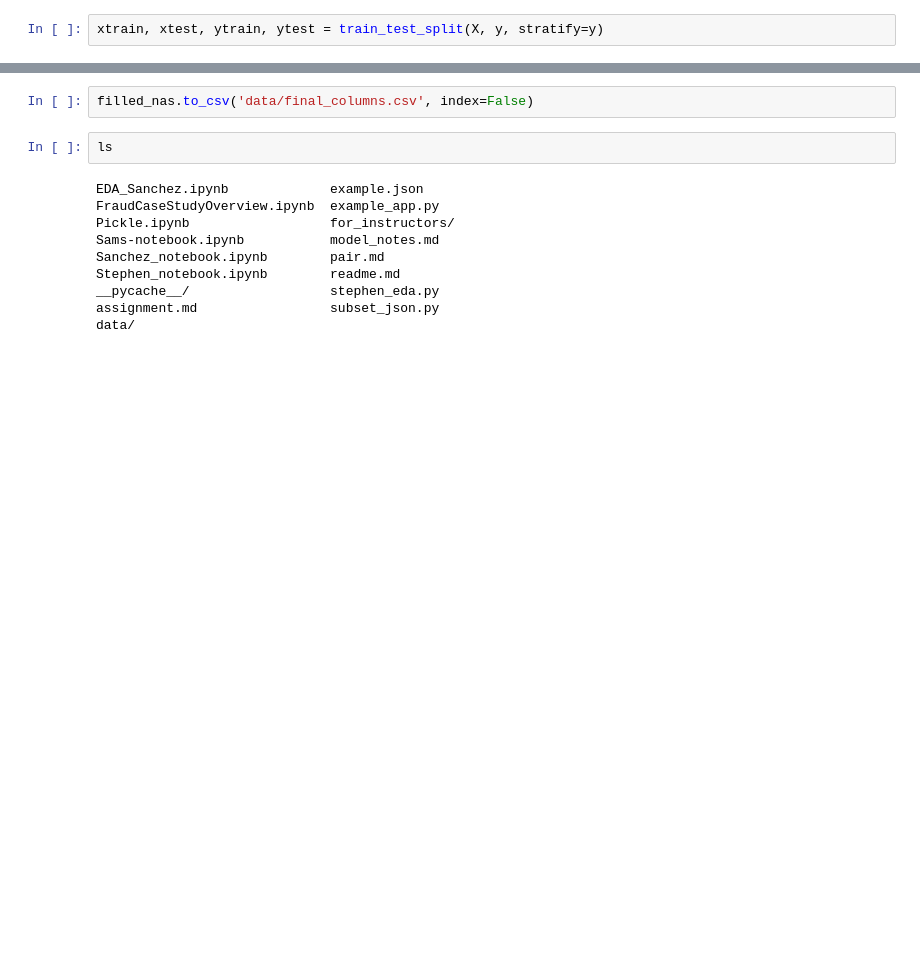
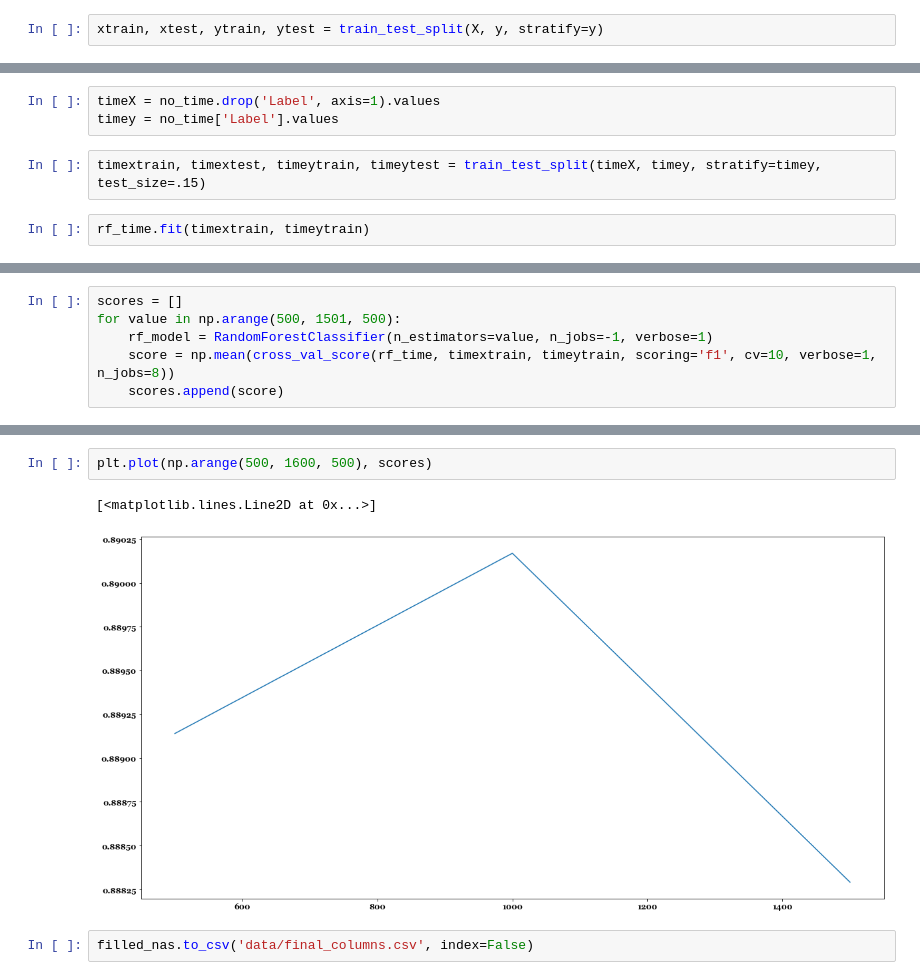
Before and after one commit to gverploeg/Fraud_Detection-, a Jupyter notebook: Sanchez_notebook.ipynb, the cells around one changed output, grey strips where cells are left out. Cells and saved outputs as stored; diff of their text form; blank space fills up the shorter version.

```diff
--- a/Sanchez_notebook.ipynb
+++ b/Sanchez_notebook.ipynb
@@ -453,0 +344,7 @@ Index(['body_length', 'channels', 'fb_published', 'has_logo', 'name_length',
+# %%
+timeX = no_time.drop('Label', axis=1).values
+timey = no_time['Label'].values
+# %%
+timextrain, timextest, timeytrain, timeytest = train_test_split(timeX, timey, stratify=timey, test_size=.15)
+# %%
+rf_time.fit(timextrain, timeytrain)
@@ -453,0 +455,6 @@ Index(['body_length', 'channels', 'fb_published', 'has_logo', 'name_length',
+# %%
+scores = []
+for value in np.arange(500, 1501, 500):
+    rf_model = RandomForestClassifier(n_estimators=value, n_jobs=-1, verbose=1)
+    score = np.mean(cross_val_score(rf_time, timextrain, timeytrain, scoring='f1', cv=10, verbose=1, n_jobs=8))
+    scores.append(score)
@@ -454,14 +471,7 @@ Index(['body_length', 'channels', 'fb_published', 'has_logo', 'name_length',
+# %%
+plt.plot(np.arange(500, 1600, 500), scores)
+# %% [output]
+[<matplotlib.lines.Line2D at 0x...>]
+[figure, added]
 # %%
 filled_nas.to_csv('data/final_columns.csv', index=False)
-# %%
-ls
-# %% [output]
-EDA_Sanchez.ipynb             example.json
-FraudCaseStudyOverview.ipynb  example_app.py
-Pickle.ipynb                  for_instructors/
-Sams-notebook.ipynb           model_notes.md
-Sanchez_notebook.ipynb        pair.md
-Stephen_notebook.ipynb        readme.md
-__pycache__/                  stephen_eda.py
-assignment.md                 subset_json.py
-data/
```
Also changed, not shown: parts of 58 cells of this notebook, 2 other files.
